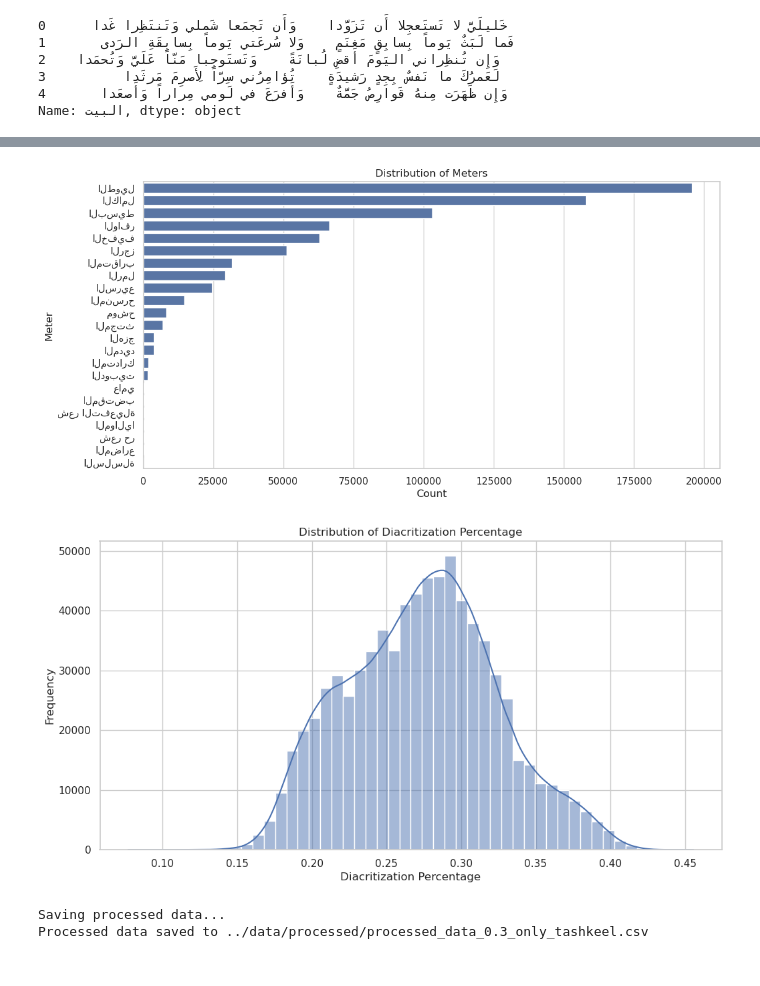
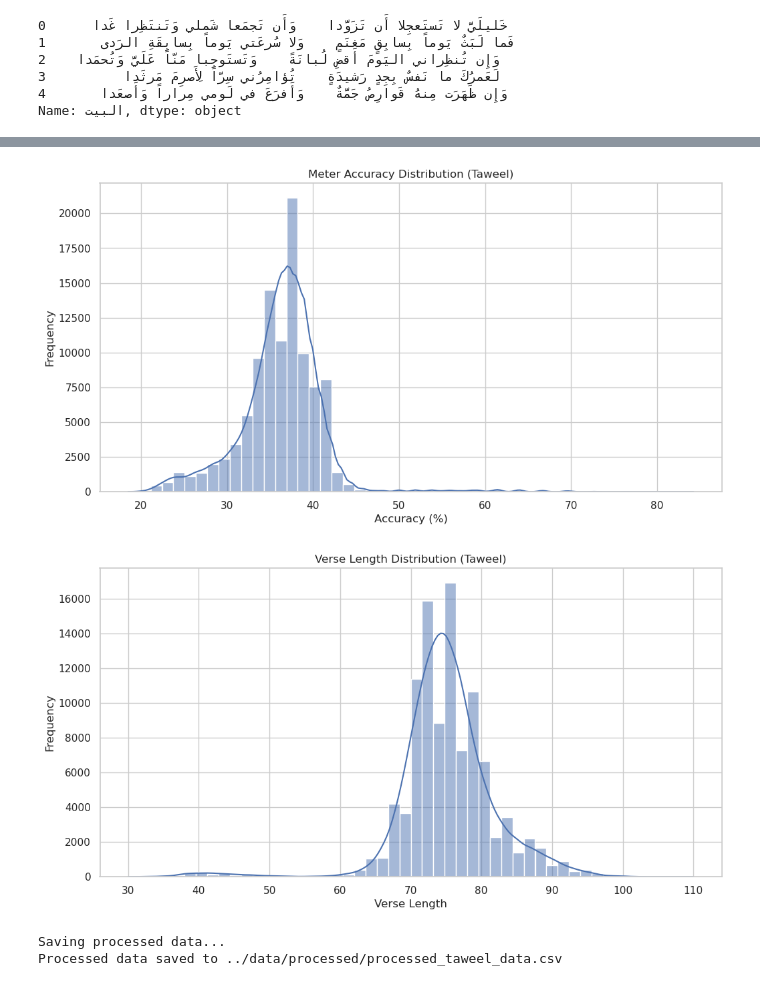
Before and after one commit to tarek-debug/BaytDiffuser, a Jupyter notebook: notebooks/data_preprocessing.ipynb, the cells around one changed output, grey strips where cells are left out. Saved outputs shown, nothing was run; the diff lists cells and outputs as text; code cells hidden in the pictures.

```diff
--- a/notebooks/data_preprocessing.ipynb
+++ b/notebooks/data_preprocessing.ipynb
@@ -66,8 +167,8 @@ raw_df.head()
 # %%
 # Apply diacritization filtering
-tashkeel_threshold = 0.4  # Adjust as needed
+tashkeel_threshold = 0.7  # Adjust as needed
 print(f"Applying diacritization filtering with threshold {tashkeel_threshold}...")
-raw_df['passes_diacritization'] = raw_df['البيت'].apply(lambda x: check_percentage_tashkeel(x, threshold=tashkeel_threshold))
+raw_df['passes_diacritization'] = raw_df['final_albayt'].apply(lambda x: check_percentage_tashkeel(x, threshold=tashkeel_threshold))
 filtered_df = raw_df[raw_df['passes_diacritization']].copy()
 print(f"Filtered dataset size: {len(filtered_df)}")
 # %% [output]
@@ -88,0 +200,5 @@ Name: البيت, dtype: object
+# %%
+# Add verse length features
+print("Calculating verse length features...")
+filtered_df = get_verse_length_features(filtered_df)
+print("Verse length features added.")
@@ -88,0 +208,11 @@ Name: البيت, dtype: object
+# %%
+# Select and rename relevant columns
+print("Selecting and renaming columns...")
+processed_df = filtered_df[['البيت', 'البحر', 'العصر', 'الشاعر', 'القافية', 'meter_accuracy', 'verse_length', 'avg_shatr_length']].rename(columns={
+    'البيت': 'text',
+    'البحر': 'meter',
+    'العصر': 'era',
+    'الشاعر': 'poet',
+    'القافية': 'rhyme'
+})
+print("Columns selected and renamed.")
@@ -89,11 +222,7 @@ Name: البيت, dtype: object
 # %%
-# Select and rename relevant columns
-processed_df = filtered_df[['البيت', 'البحر', 'العصر', 'الشاعر', 'القافية']].rename(columns={
-    'البيت': 'text',
-    'البحر': 'meter',
-    'العصر': 'era',
-    'الشاعر': 'poet',
-    'القافية': 'rhyme'
-})
-print("Selected and renamed relevant columns.")
+# Clean the text data
+max_bayt_len = 1000
+print("Cleaning the text data...")
+processed_df = Clean_data(processed_df, max_bayt_len=max_bayt_len, verse_column_name='text')
+print("Text data cleaned.")
 # %% [output]
@@ -121,32 +241,30 @@ processed_df.head()
 # %%
-# Check distribution of meters
+# Visualizations
+# Meter accuracy distribution
 plt.figure(figsize=(12, 6))
-sns.countplot(y='meter', data=processed_df, order=processed_df['meter'].value_counts().index)
-plt.title('Distribution of Meters')
-plt.xlabel('Count')
-plt.ylabel('Meter')
+sns.histplot(processed_df['meter_accuracy'], bins=50, kde=True)
+plt.title('Meter Accuracy Distribution (Taweel)')
+plt.xlabel('Accuracy (%)')
+plt.ylabel('Frequency')
 plt.show()
 # %% [output]
-[figure, old version]
+[figure, new version]
 # %%
-# Check diacritization percentage
-diacritics_present = processed_df['text'].apply(lambda x: sum(1 for c in x if c in AR.tashkeel))
-total_chars = processed_df['text'].apply(len)
-percentage_diacritics = diacritics_present / total_chars
-
+# Verse length distribution
 plt.figure(figsize=(12, 6))
-sns.histplot(percentage_diacritics, bins=50, kde=True)
-plt.title('Distribution of Diacritization Percentage')
-plt.xlabel('Diacritization Percentage')
+sns.histplot(processed_df['verse_length'], bins=50, kde=True)
+plt.title('Verse Length Distribution (Taweel)')
+plt.xlabel('Verse Length')
 plt.ylabel('Frequency')
 plt.show()
 # %% [output]
-[figure, old version]
+[figure, new version]
 # %%
-# Save processed data as CSV
+# Save processed data
+output_path = os.path.join(processed_output_dir, 'processed_taweel_data.csv')
 print("Saving processed data...")
-processed_df.to_csv(os.path.join(processed_output_dir, 'processed_data.csv'), index=False, encoding='utf-8-sig')
-print(f"Processed data saved to {os.path.join(processed_output_dir, 'processed_data_0.3_only_tashkeel.csv')}")
+processed_df.to_csv(output_path, index=False, encoding='utf-8-sig')
+print(f"Processed data saved to {output_path}")
 # %% [output]
 Saving processed data...
-Processed data saved to ../data/processed/processed_data_0.3_only_tashkeel.csv
+Processed data saved to ../data/processed/processed_taweel_data.csv
```
Also changed, not shown: parts of 16 cells of this notebook, 8 other files.
